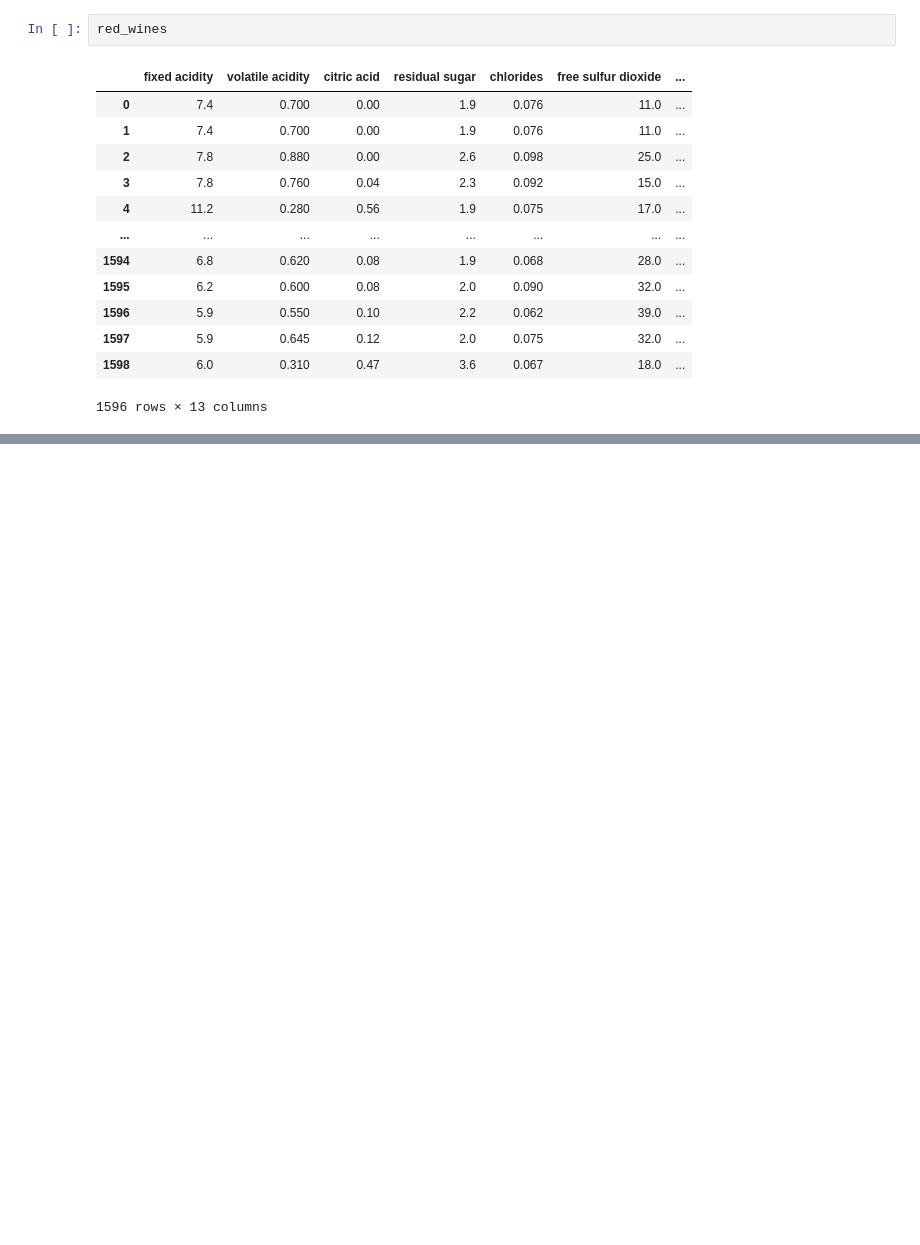
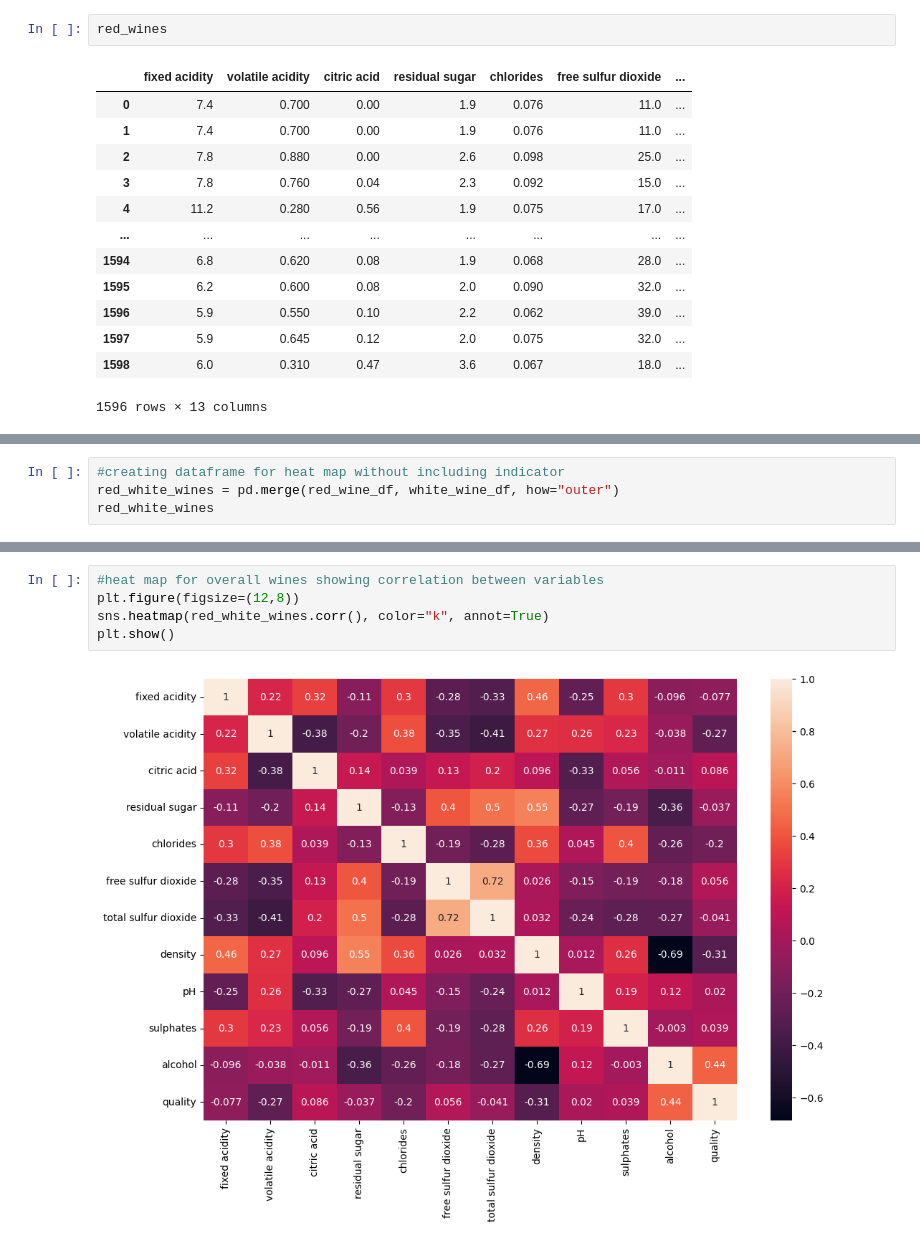
Before and after one commit to greg-labavitch/DA-Homework-1, a Jupyter notebook: wineanalysis.ipynb, the cells around one changed output, grey strips where cells are left out. Saved outputs shown, nothing was run; the diff lists cells and outputs as text; blank space fills up the shorter version.

Commit message:
added comments, created heat map and map using geoviews

```diff
--- a/wineanalysis.ipynb
+++ b/wineanalysis.ipynb
@@ -505,0 +574,4 @@ plt.show()
+# %%
+#creating dataframe for heat map without including indicator
+red_white_wines = pd.merge(red_wine_df, white_wine_df, how="outer")
+red_white_wines
@@ -505,0 +592,7 @@ plt.show()
+# %%
+#heat map for overall wines showing correlation between variables
+plt.figure(figsize=(12,8))
+sns.heatmap(red_white_wines.corr(), color="k", annot=True)
+plt.show()
+# %% [output]
+[figure, added]
```
Also changed, not shown: parts of 49 cells of this notebook.
